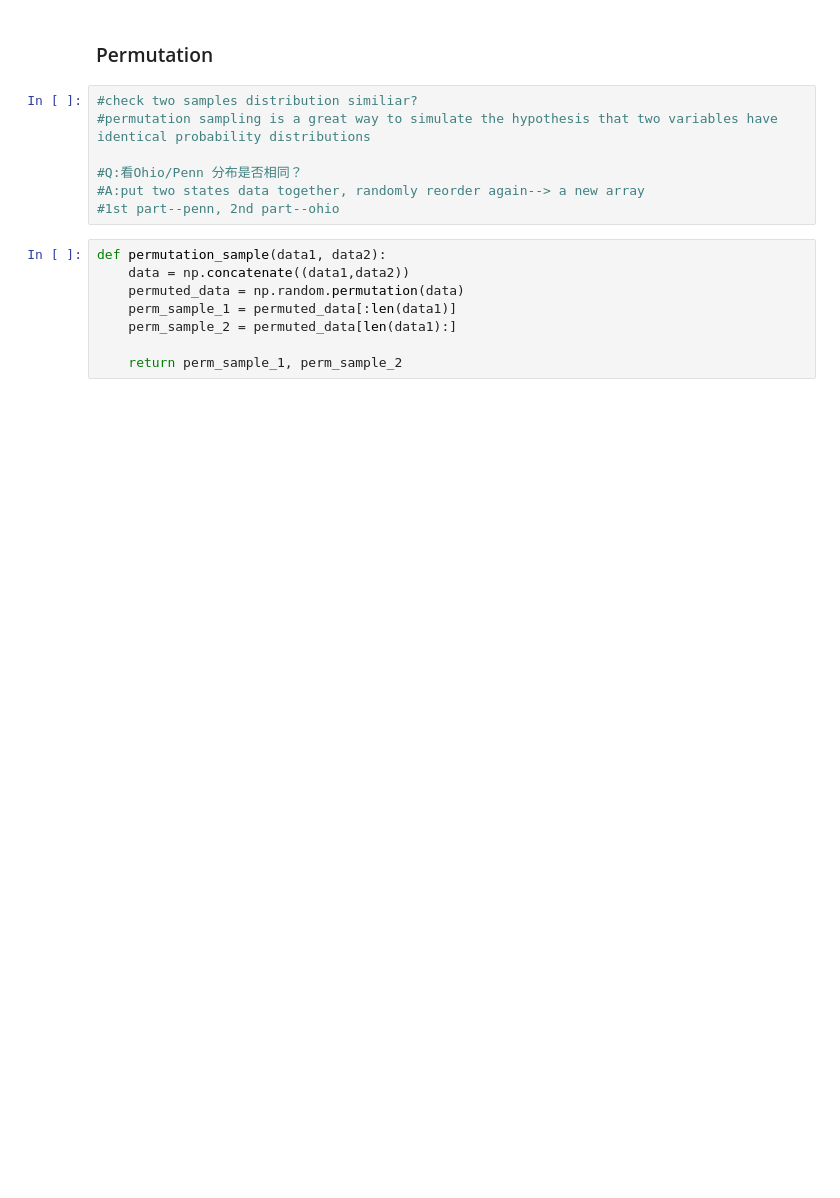
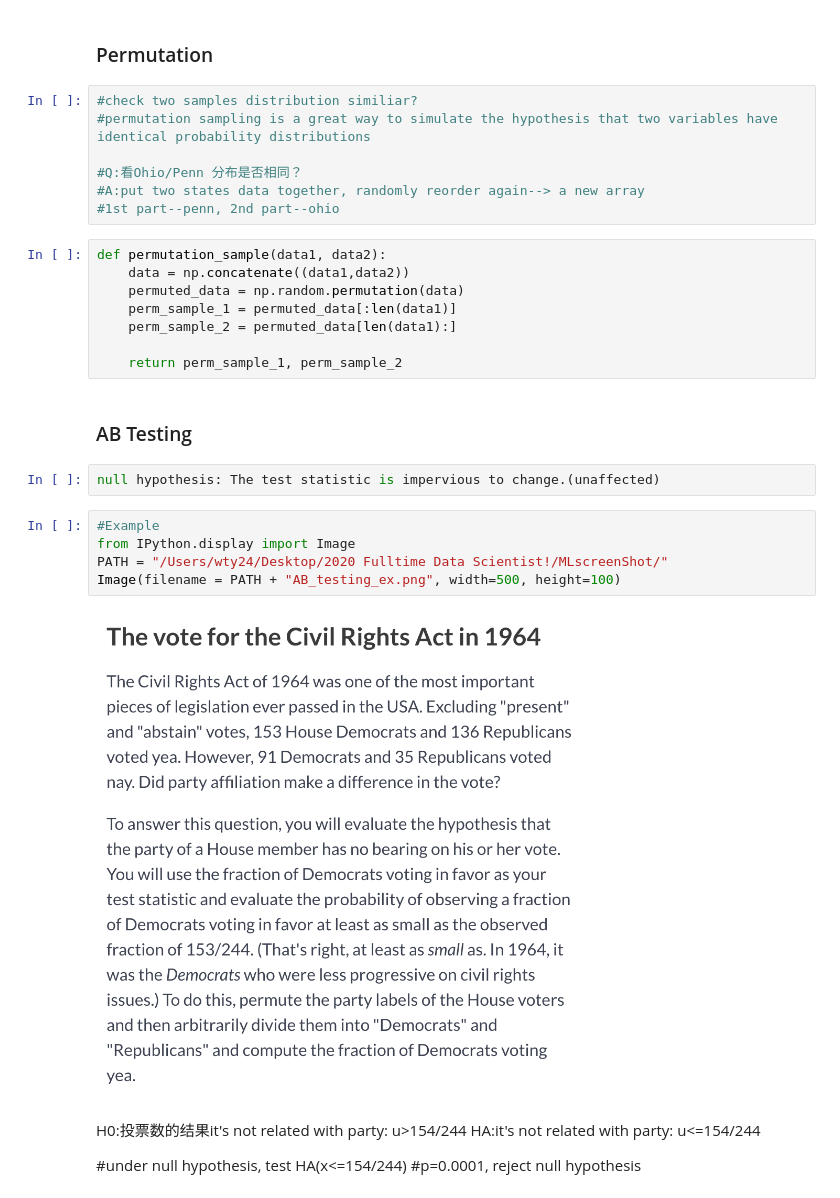
Before and after one commit to weitianyi1996/Prob-Stats, a Jupyter notebook: Prob&Stats.ipynb, the cells around one changed output. Cells and saved outputs as stored; diff of their text form; blank space fills up the shorter version.

```diff
--- a/Prob&Stats.ipynb
+++ b/Prob&Stats.ipynb
@@ -193,3 +193,20 @@ def permutation_sample(data1, data2):
     perm_sample_2 = permuted_data[len(data1):]
 
     return perm_sample_1, perm_sample_2
+# %% [markdown]
+### AB Testing
+# %%
+null hypothesis: The test statistic is impervious to change.(unaffected)
+# %%
+#Example
+from IPython.display import Image
+PATH = "/Users/wty24/Desktop/2020 Fulltime Data Scientist!/MLscreenShot/"
+Image(filename = PATH + "AB_testing_ex.png", width=500, height=100)
+# %% [output]
+[figure, added]
+# %% [markdown]
+H0:投票数的结果it's not related with party: u>154/244
+HA:it's not related with party: u<=154/244
+
+#under null hypothesis, test HA(x<=154/244)
+#p=0.0001, reject null hypothesis
```
Also changed, not shown: parts of 1 cell of this notebook.
